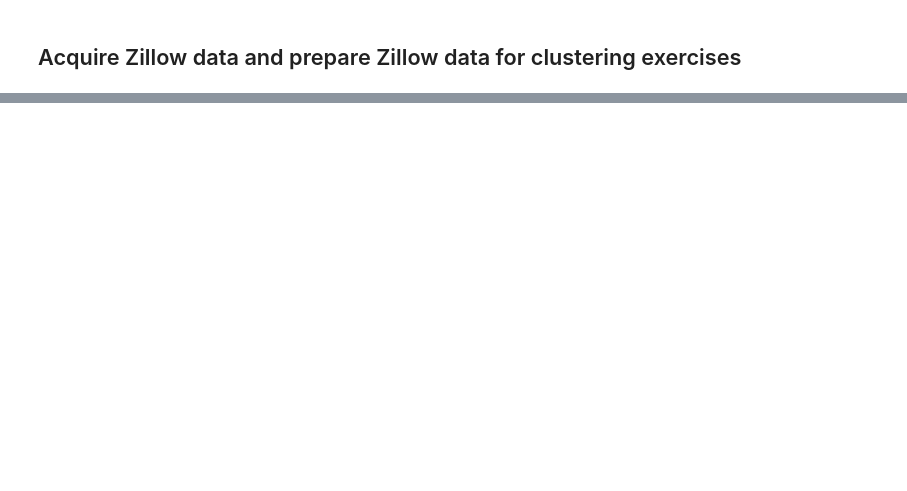
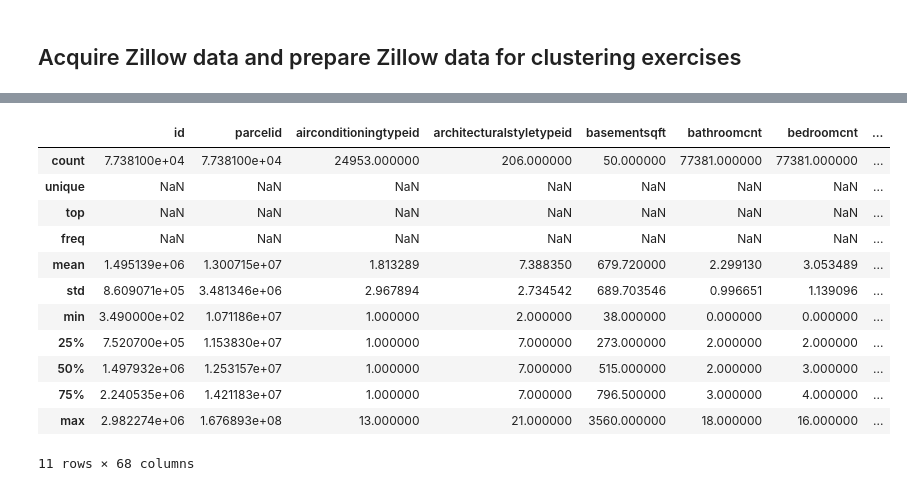
Before and after one commit to NSharick/clustering-exercises, a Jupyter notebook: acquire-zillow.ipynb, the cells around one changed output, grey strips where cells are left out. Saved outputs shown, nothing was run; the diff lists cells and outputs as text; code cells hidden in the pictures; blank space fills up the shorter version.

```diff
--- a/acquire-zillow.ipynb
+++ b/acquire-zillow.ipynb
@@ -94,0 +111,16 @@ Name: parcelid, Length: 77414, dtype: int64
+# %%
+df.describe(include='all')
+# %% [output]
+|  | id | parcelid | airconditioningtypeid | architecturalstyletypeid | basementsqft | bathroomcnt | bedroomcnt | ... |
+| count | 7.738100e+04 | 7.738100e+04 | 24953.000000 | 206.000000 | 50.000000 | 77381.000000 | 77381.000000 | ... |
+| unique | NaN | NaN | NaN | NaN | NaN | NaN | NaN | ... |
+| top | NaN | NaN | NaN | NaN | NaN | NaN | NaN | ... |
+| freq | NaN | NaN | NaN | NaN | NaN | NaN | NaN | ... |
+| mean | 1.495139e+06 | 1.300715e+07 | 1.813289 | 7.388350 | 679.720000 | 2.299130 | 3.053489 | ... |
+| std | 8.609071e+05 | 3.481346e+06 | 2.967894 | 2.734542 | 689.703546 | 0.996651 | 1.139096 | ... |
+| min | 3.490000e+02 | 1.071186e+07 | 1.000000 | 2.000000 | 38.000000 | 0.000000 | 0.000000 | ... |
+| 25% | 7.520700e+05 | 1.153830e+07 | 1.000000 | 7.000000 | 273.000000 | 2.000000 | 2.000000 | ... |
+| 50% | 1.497932e+06 | 1.253157e+07 | 1.000000 | 7.000000 | 515.000000 | 2.000000 | 3.000000 | ... |
+| 75% | 2.240535e+06 | 1.421183e+07 | 1.000000 | 7.000000 | 796.500000 | 3.000000 | 4.000000 | ... |
+| max | 2.982274e+06 | 1.676893e+08 | 13.000000 | 21.000000 | 3560.000000 | 18.000000 | 16.000000 | ... |
+11 rows × 68 columns
```
Also changed, not shown: parts of 18 cells of this notebook, 1 other file.
